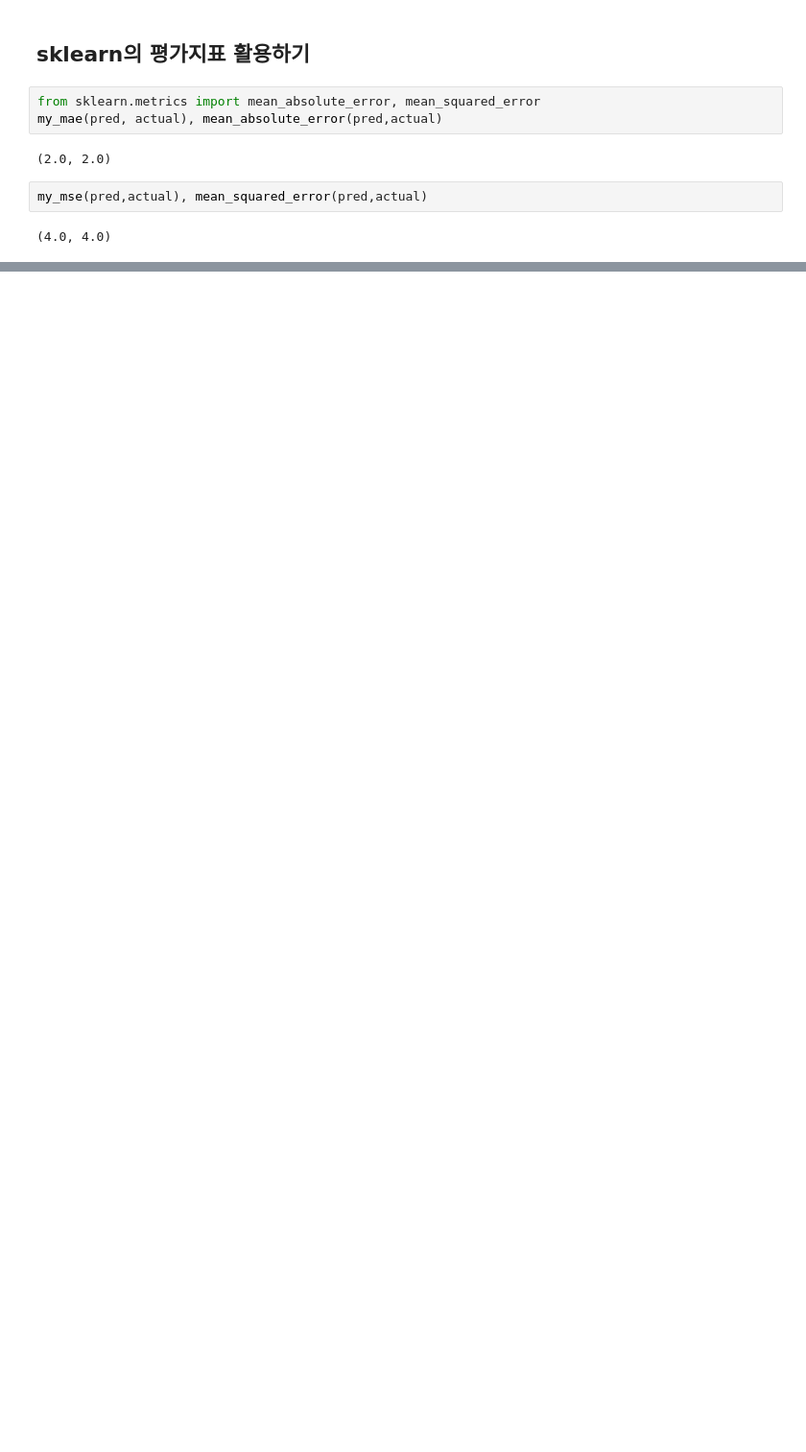
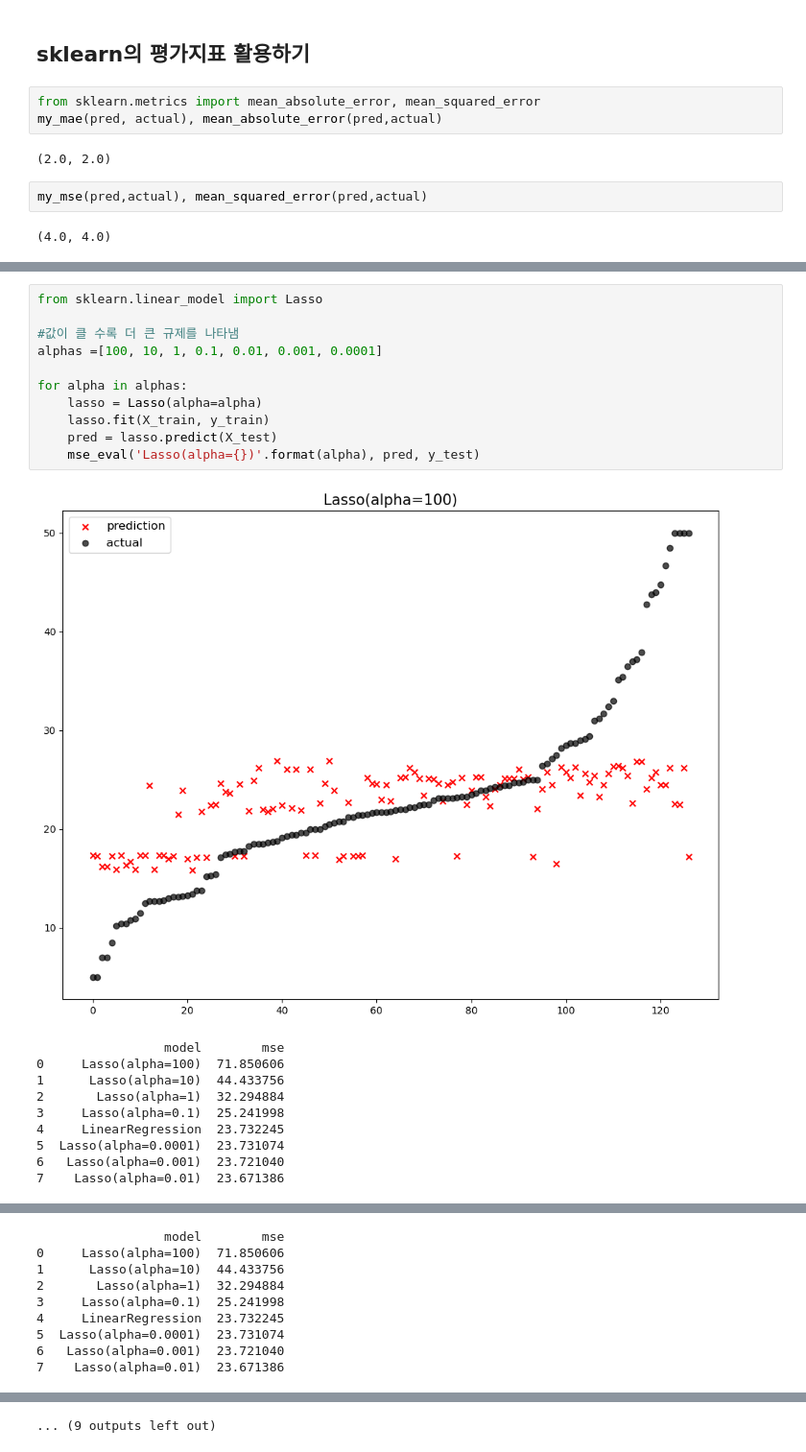
Before and after one commit to Kkaemii/SeSac_Practice, a Jupyter notebook: machine_learning_prac/회귀.ipynb, the cells around one changed output, grey strips where cells are left out. Shown at 96% size. Cells and saved outputs as stored; diff of their text form; blank space fills up the shorter version.

```diff
--- a/machine_learning_prac/회귀.ipynb
+++ b/machine_learning_prac/회귀.ipynb
@@ -161,0 +297,22 @@ rmse = np.sqrt(mean_squared_error(pred, actual))
+# %%
+from sklearn.linear_model import Lasso
+
+#값이 클 수록 더 큰 규제를 나타냄
+alphas =[100, 10, 1, 0.1, 0.01, 0.001, 0.0001]
+
+for alpha in alphas:
+    lasso = Lasso(alpha=alpha)
+    lasso.fit(X_train, y_train)
+    pred = lasso.predict(X_test)
+    mse_eval('Lasso(alpha={})'.format(alpha), pred, y_test)
+# %% [output]
+[figure, added]
+                 model        mse
+0     Lasso(alpha=100)  71.850606
+1      Lasso(alpha=10)  44.433756
+2       Lasso(alpha=1)  32.294884
+3     Lasso(alpha=0.1)  25.241998
+4     LinearRegression  23.732245
+5  Lasso(alpha=0.0001)  23.731074
+6   Lasso(alpha=0.001)  23.721040
+7    Lasso(alpha=0.01)  23.671386
@@ -161,0 +321,9 @@ rmse = np.sqrt(mean_squared_error(pred, actual))
+                 model        mse
+0     Lasso(alpha=100)  71.850606
+1      Lasso(alpha=10)  44.433756
+2       Lasso(alpha=1)  32.294884
+3     Lasso(alpha=0.1)  25.241998
+4     LinearRegression  23.732245
+5  Lasso(alpha=0.0001)  23.731074
+6   Lasso(alpha=0.001)  23.721040
+7    Lasso(alpha=0.01)  23.671386
@@ -161,0 +353 @@ rmse = np.sqrt(mean_squared_error(pred, actual))
+... (9 outputs left out)
```
Also changed, not shown: parts of 20 cells of this notebook, 1 other file.
